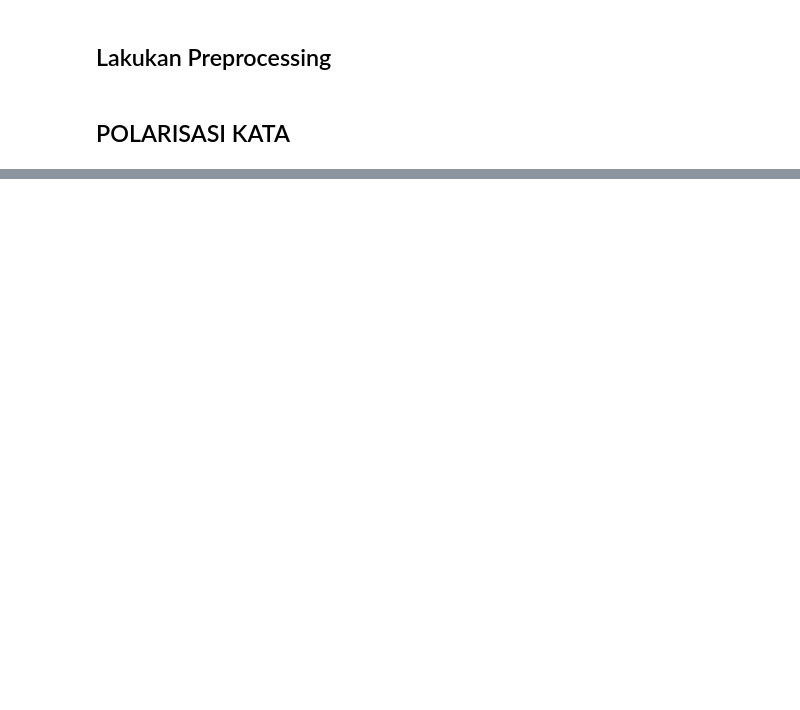
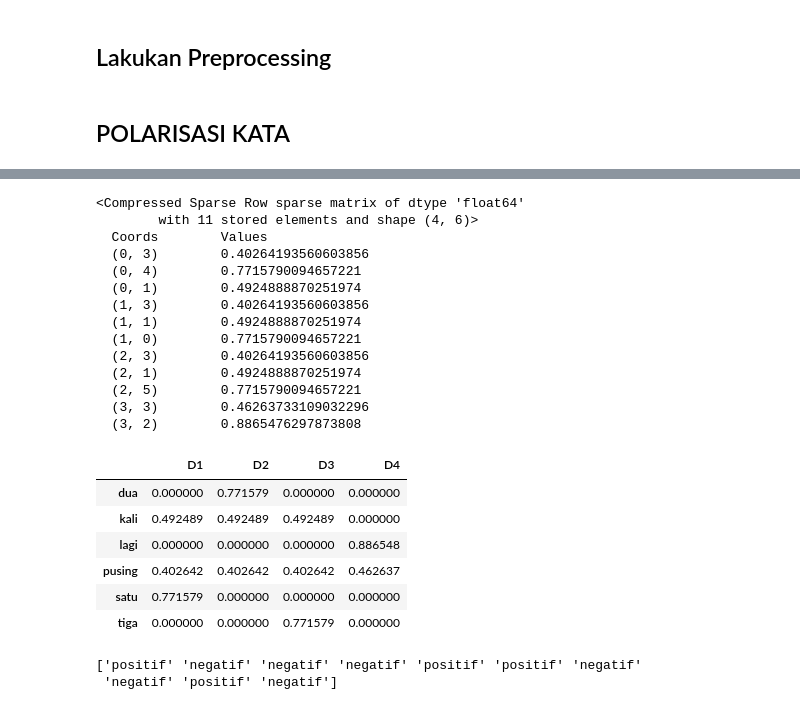
Before and after one commit to V-Hoesein/ran-svm, a Jupyter notebook: notebook/app.ipynb, the cells around one changed output, grey strips where cells are left out. Saved outputs shown, nothing was run; the diff lists cells and outputs as text; code cells hidden in the pictures; blank space fills up the shorter version.

```diff
--- a/notebook/app.ipynb
+++ b/notebook/app.ipynb
@@ -70,14 +85,43 @@ X_train, X_test, y_train, y_test = train_test_split(df_comments['preprocess'], d
 # %%
 from sklearn.feature_extraction.text import TfidfVectorizer
 
 vectorizer = TfidfVectorizer()
 
 corpus = [
     'pusing satu kali',
     'pusing dua kali',
     'pusing tiga kali',
     'pusing lagi',
 ]
 
-# X = vectorizer.fit_transform(corpus)
+X = vectorizer.fit_transform(corpus)
 # X.toarray()
+X.todense()
+# vectorizer.get_feature_names_out()
+
+print(X)
+
+df = pd.DataFrame(X.toarray().T, index=vectorizer.get_feature_names_out(), columns=[f'D{i+1}' for i in range(len(corpus))])
+df
+# %% [output]
+<Compressed Sparse Row sparse matrix of dtype 'float64'
+        with 11 stored elements and shape (4, 6)>
+  Coords        Values
+  (0, 3)        0.40264193560603856
+  (0, 4)        0.7715790094657221
+  (0, 1)        0.4924888870251974
+  (1, 3)        0.40264193560603856
+  (1, 1)        0.4924888870251974
+  (1, 0)        0.7715790094657221
+  (2, 3)        0.40264193560603856
+  (2, 1)        0.4924888870251974
+  (2, 5)        0.7715790094657221
+  (3, 3)        0.46263733109032296
+  (3, 2)        0.8865476297873808
+|  | D1 | D2 | D3 | D4 |
+| dua | 0.000000 | 0.771579 | 0.000000 | 0.000000 |
+| kali | 0.492489 | 0.492489 | 0.492489 | 0.000000 |
+| lagi | 0.000000 | 0.000000 | 0.000000 | 0.886548 |
+| pusing | 0.402642 | 0.402642 | 0.402642 | 0.462637 |
+| satu | 0.771579 | 0.000000 | 0.000000 | 0.000000 |
+| tiga | 0.000000 | 0.000000 | 0.771579 | 0.000000 |
@@ -90,9 +191,11 @@ print(X_test.shape)
 # %%
-from sklearn import svm
-from sklearn.model_selection import cross_val_score
+from sklearn.svm import SVC
 
-clf = svm.SVC(kernel='linear')
+model = SVC(random_state=0, kernel='rbf')
 
-clf.fit(X_train, y_train)
-predict = clf.predict(X_test)
+model.fit(X_train, y_train)
+predict = model.predict(X_test)
 print(predict)
+# %% [output]
+['positif' 'negatif' 'negatif' 'negatif' 'positif' 'positif' 'negatif'
+ 'negatif' 'positif' 'negatif']
```
Also changed, not shown: parts of 11 cells of this notebook, 17 other files.
